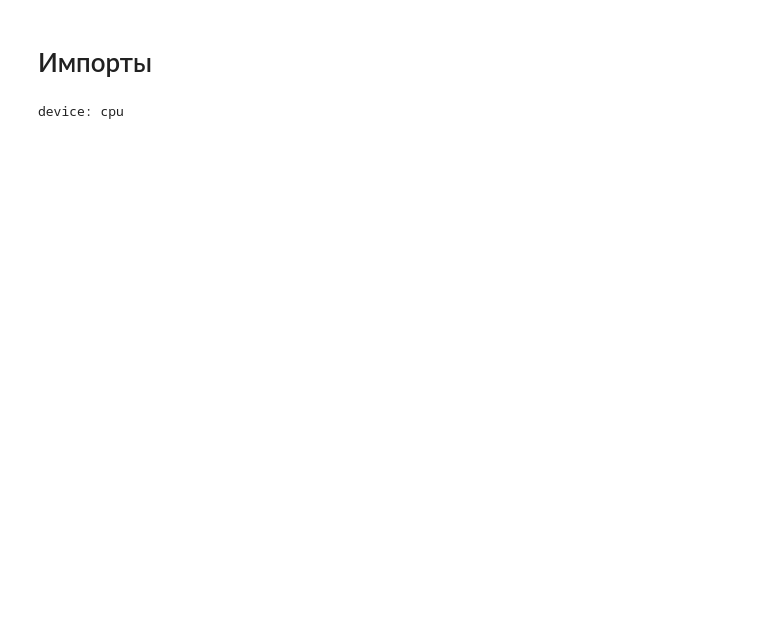
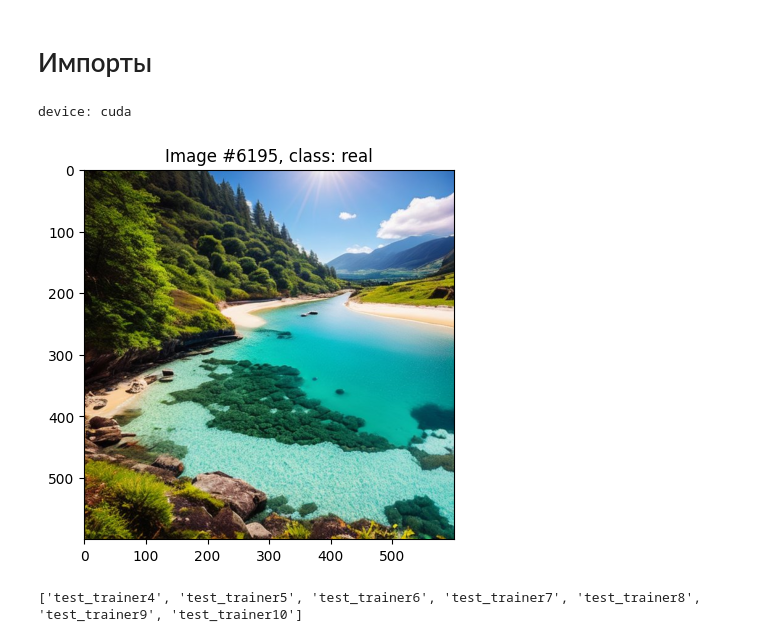
Before and after one commit to uzer037/graduation_work, a Jupyter notebook: metrics-swin.ipynb, the cells around one changed output. Cells and saved outputs as stored; diff of their text form; code cells hidden in the pictures; blank space fills up the shorter version.

```diff
--- a/metrics-swin.ipynb
+++ b/metrics-swin.ipynb
@@ -6,7 +6,10 @@ from transformers import TrainingArguments, Trainer
 from transformers import AutoFeatureExtractor
 from transformers import pipeline
 import torch
+import matplotlib.pyplot as plt
+
 device = 'cuda' if torch.cuda.is_available() else 'cpu'
+batch_size = 20
 print(f"device: {device}")
 # %% [output]
-device: cpu
+device: cuda
@@ -15,9 +16,8 @@ pipe = pipeline("image-classification", model="test_trainer", device=device)
 # %%
 from datasets import load_dataset
-dataset = load_dataset("mvkvc/artifact-100k") # subset of ArtiFact labled with "ai" and "real" tags
+# dataset = load_dataset("mvkvc/artifact-100k") # subset of ArtiFact labled with "ai" and "real" tags
+dataset = load_dataset("imagefolder", data_dir="../datasets/artifacts")
 dataset = dataset.with_format(type="torch", device=device)
-
-batch_size = 20
 
 model_name= 'microsoft/swin-base-patch4-window7-224'
 feature_extractor = AutoFeatureExtractor.from_pretrained(model_name)
@@ -29,4 +29,25 @@ def transform(example_batch):
     return inputs
 
 prepared_ds = dataset.with_transform(transform)
+# %%
+
+def get_label(ind):
+    return dataset["train"].features['label'].names[ind]
+
+def show_img(ind):
+    l = len(dataset["train"])
+    while ind < 0:
+        ind += l
+    data = dataset["train"][ind]
+    plt.imshow(data["image"].cpu().numpy())
+    plt.title(f"Image #{ind}, class: {get_label(data['label'])}")
+
+show_img(-15)
+# %% [output]
+[figure, added]
+# %%
+models = [f"test_trainer{i}" for i in range(4,11)]
+print(models)
+# %% [output]
+['test_trainer4', 'test_trainer5', 'test_trainer6', 'test_trainer7', 'test_trainer8', 'test_trainer9', 'test_trainer10']
 # %%
```
Also changed, not shown: parts of 7 cells of this notebook, 7 other files.
